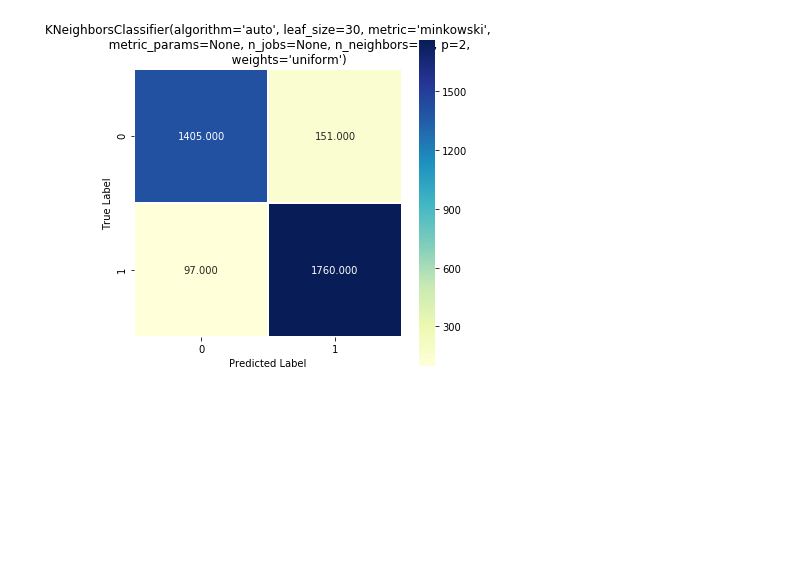
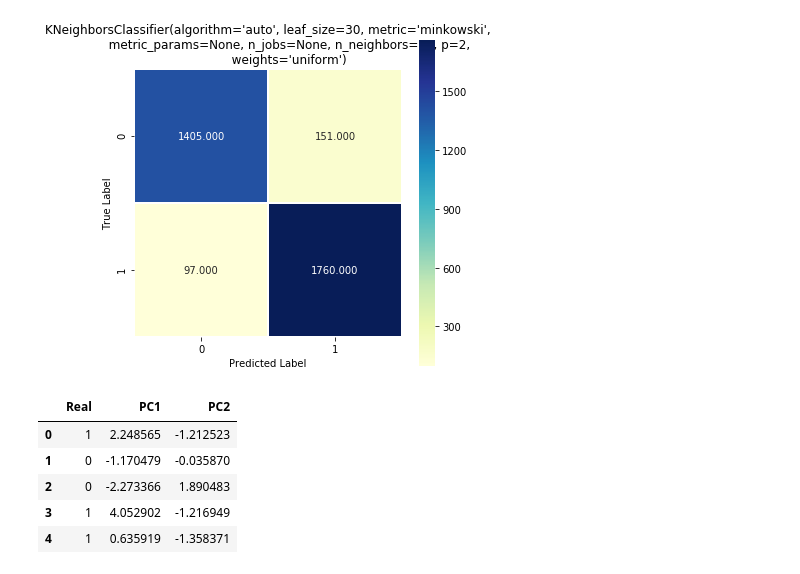
Before and after one commit to MsJacksonIYN/BotOrNot_Twitter, a Jupyter notebook: KNN.ipynb, the cells around one changed output. Cells and saved outputs as stored; diff of their text form; code cells hidden in the pictures; blank space fills up the shorter version.

```diff
--- a/KNN.ipynb
+++ b/KNN.ipynb
@@ -146,0 +161,9 @@ plt.ylabel('True Label');
+# %%
+pca_df.head()
+# %% [output]
+|  | Real | PC1 | PC2 |
+| 0 | 1 | 2.248565 | -1.212523 |
+| 1 | 0 | -1.170479 | -0.035870 |
+| 2 | 0 | -2.273366 | 1.890483 |
+| 3 | 1 | 4.052902 | -1.216949 |
+| 4 | 1 | 0.635919 | -1.358371 |
```
Also changed, not shown: parts of 7 cells of this notebook, 2 other files.
